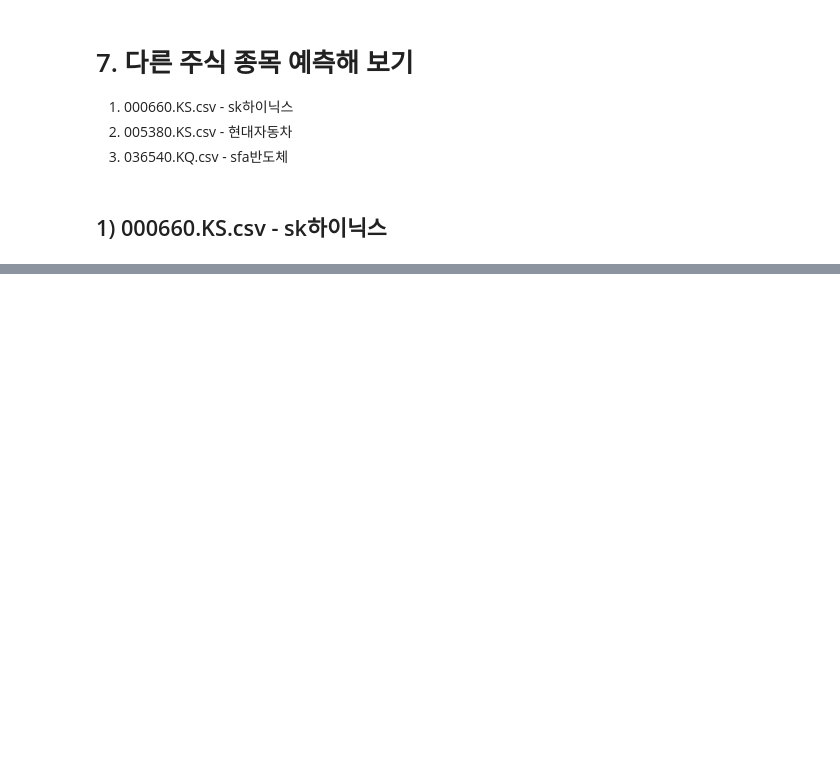
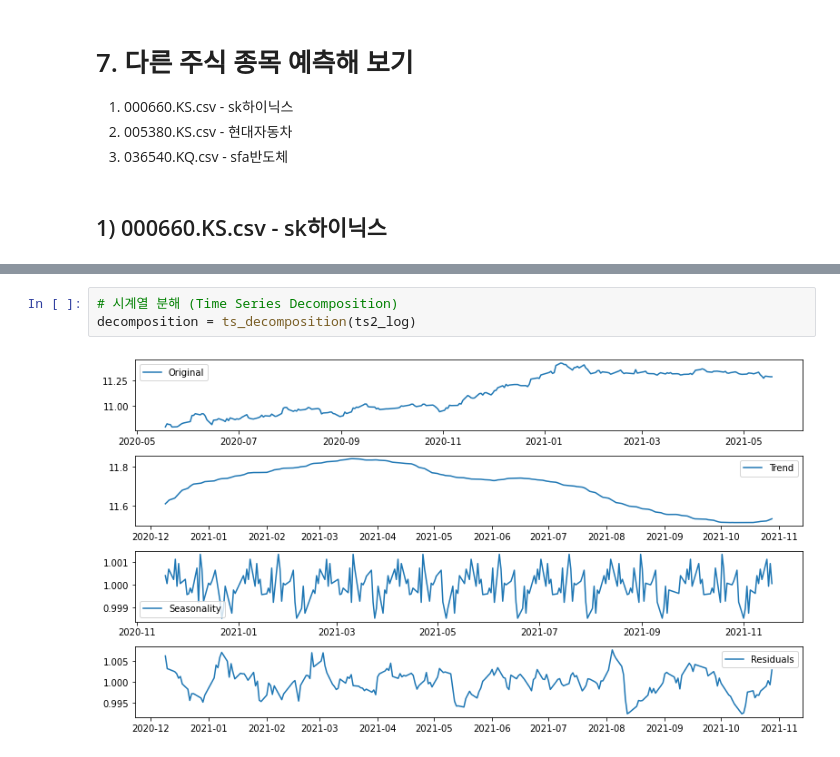
Before and after one commit to seungmiya13/LMS-Exploration, a Jupyter notebook: E14/stock_prediction.ipynb, the cells around one changed output, grey strips where cells are left out. Cells and saved outputs as stored; diff of their text form; blank space fills up the shorter version.

```diff
--- a/E14/stock_prediction.ipynb
+++ b/E14/stock_prediction.ipynb
@@ -447,0 +491,5 @@ MAPE: 4.68%
+# %%
+# 시계열 분해 (Time Series Decomposition)
+decomposition = ts_decomposition(ts2_log)
+# %% [output]
+[figure, added]
```
Also changed, not shown: parts of 23 cells of this notebook.
